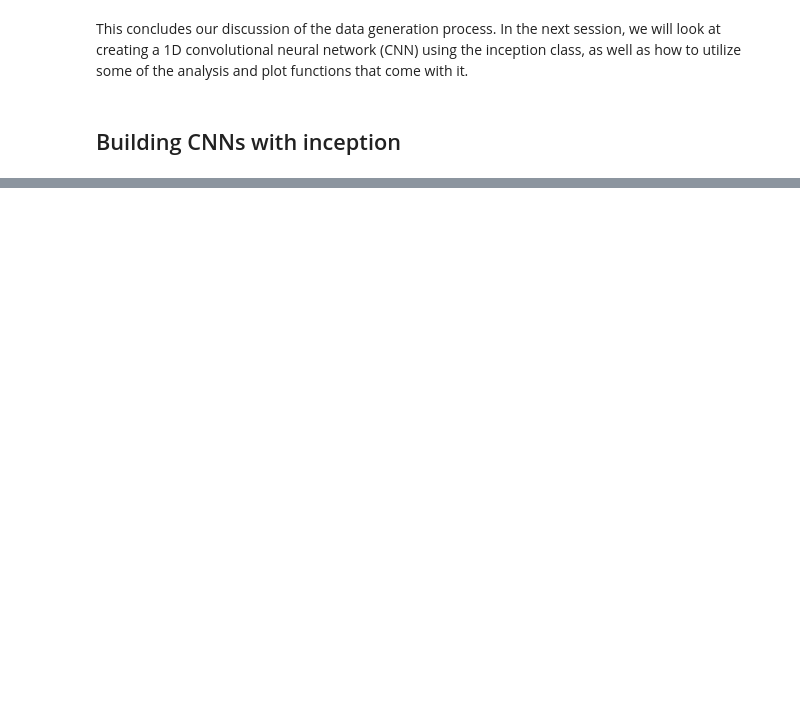
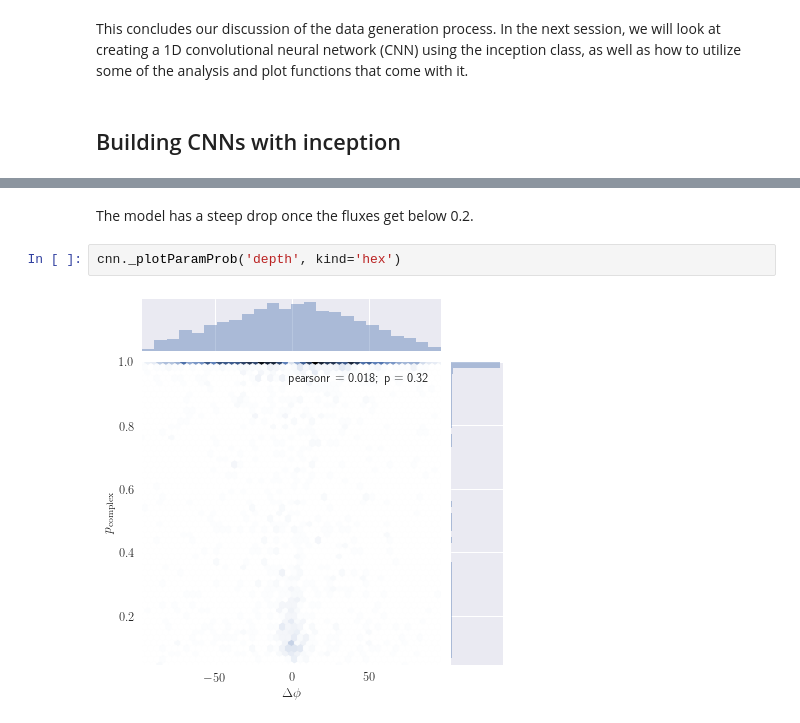
Before and after one commit to sheabrown/faraday_complexity, a Jupyter notebook: final/How2Guide.ipynb, the cells around one changed output, grey strips where cells are left out. Saved outputs shown, nothing was run; the diff lists cells and outputs as text; blank space fills up the shorter version.

```diff
--- a/final/How2Guide.ipynb
+++ b/final/How2Guide.ipynb
@@ -286,0 +349,6 @@ This concludes our discussion of the data generation process. In the next sessio
+# %% [markdown]
+The model has a steep drop once the fluxes get below 0.2.
+# %%
+cnn._plotParamProb('depth', kind='hex')
+# %% [output]
+[figure, added]
```
Also changed, not shown: parts of 21 cells of this notebook.
